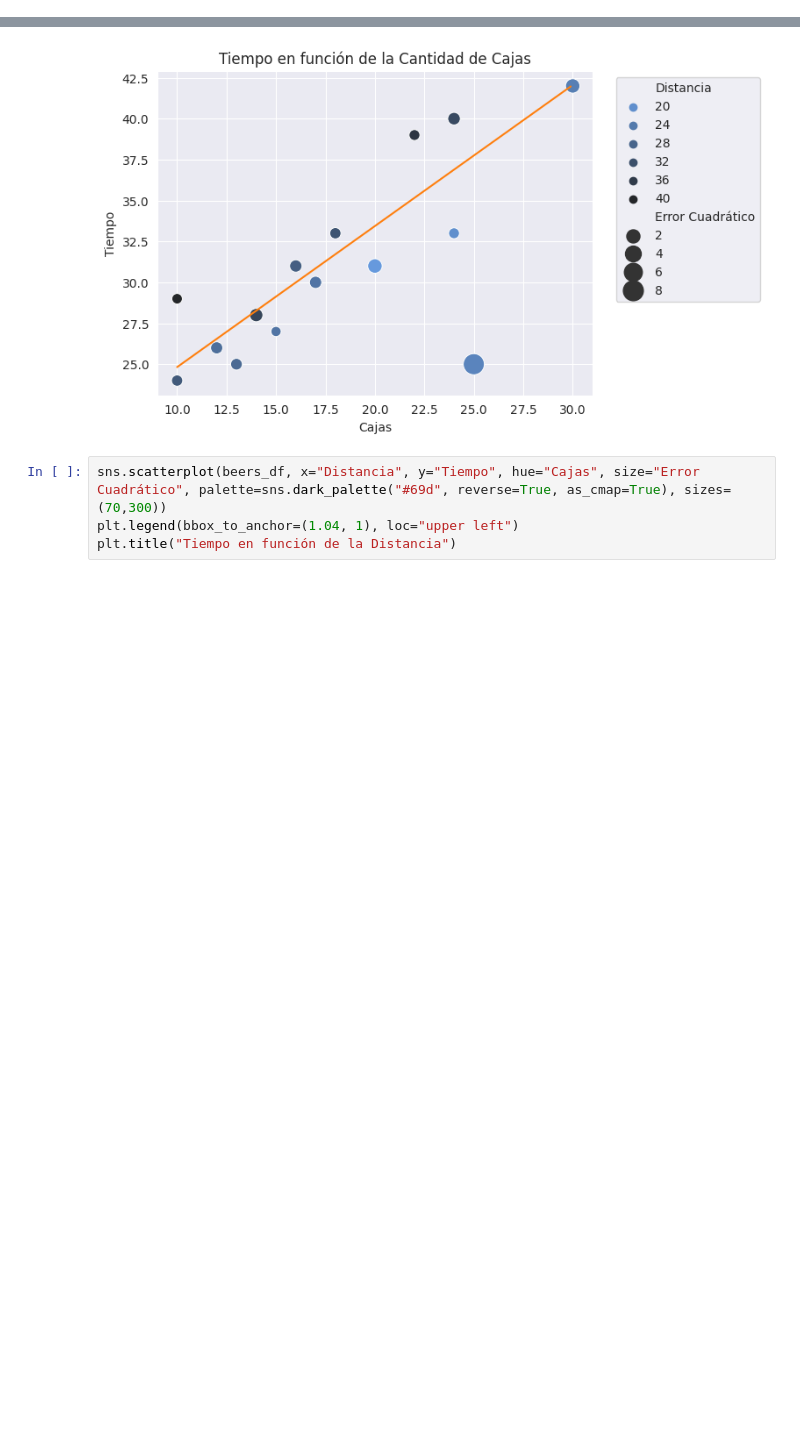
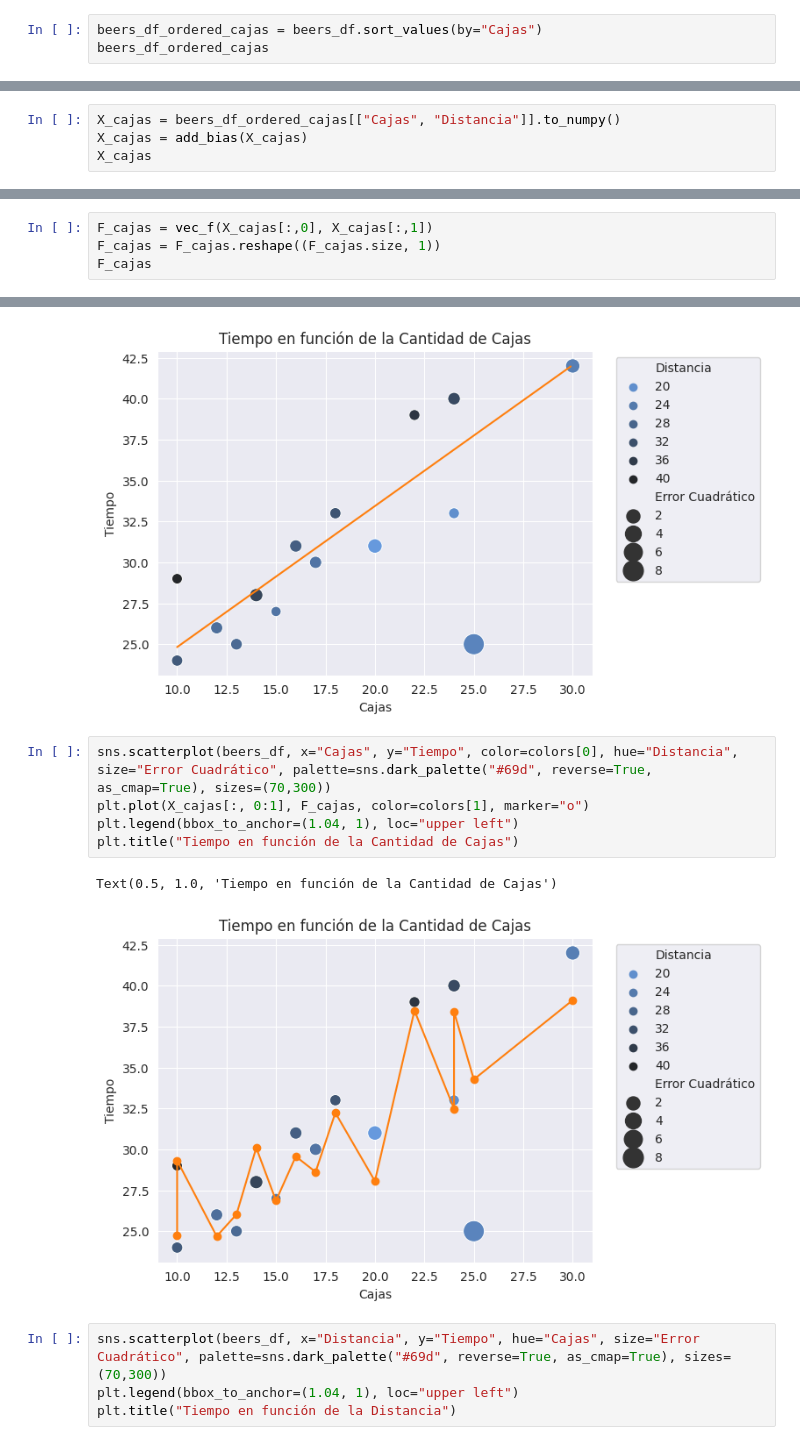
Before and after one commit to prausela/regressions, a Jupyter notebook: beers.ipynb, the cells around one changed output, grey strips where cells are left out. Cells and saved outputs as stored; diff of their text form; blank space fills up the shorter version.

```diff
--- a/beers.ipynb
+++ b/beers.ipynb
@@ -27,3 +27,6 @@ beers_df
 | 12 | 13 | 27 | 25 |
 | 13 | 30 | 23 | 42 |
 | 14 | 24 | 33 | 40 |
+# %%
+beers_df_ordered_cajas = beers_df.sort_values(by="Cajas")
+beers_df_ordered_cajas
@@ -69,3 +109,7 @@ array([[24],
        [25],
        [42],
        [40]])
+# %%
+X_cajas = beers_df_ordered_cajas[["Cajas", "Distancia"]].to_numpy()
+X_cajas = add_bias(X_cajas)
+X_cajas
@@ -105,3 +223,7 @@ array([[24.76087132],
        [26.02472284],
        [39.11351815],
        [38.40949819]])
+# %%
+F_cajas = vec_f(X_cajas[:,0], X_cajas[:,1])
+F_cajas = F_cajas.reshape((F_cajas.size, 1))
+F_cajas
@@ -245,6 +403,14 @@ plt.title("Tiempo en función de la Cantidad de Cajas")
 # %% [output]
 Text(0.5, 1.0, 'Tiempo en función de la Cantidad de Cajas')
 [figure]
+# %%
+sns.scatterplot(beers_df, x="Cajas", y="Tiempo", color=colors[0], hue="Distancia", size="Error Cuadrático", palette=sns.dark_palette("#69d", reverse=True, as_cmap=True), sizes=(70,300))
+plt.plot(X_cajas[:, 0:1], F_cajas, color=colors[1], marker="o")
+plt.legend(bbox_to_anchor=(1.04, 1), loc="upper left")
+plt.title("Tiempo en función de la Cantidad de Cajas")
+# %% [output]
+Text(0.5, 1.0, 'Tiempo en función de la Cantidad de Cajas')
+[figure, added]
 # %%
 sns.scatterplot(beers_df, x="Distancia", y="Tiempo", hue="Cajas", size="Error Cuadrático", palette=sns.dark_palette("#69d", reverse=True, as_cmap=True), sizes=(70,300))
 plt.legend(bbox_to_anchor=(1.04, 1), loc="upper left")
```
Also changed, not shown: parts of 9 cells of this notebook.
